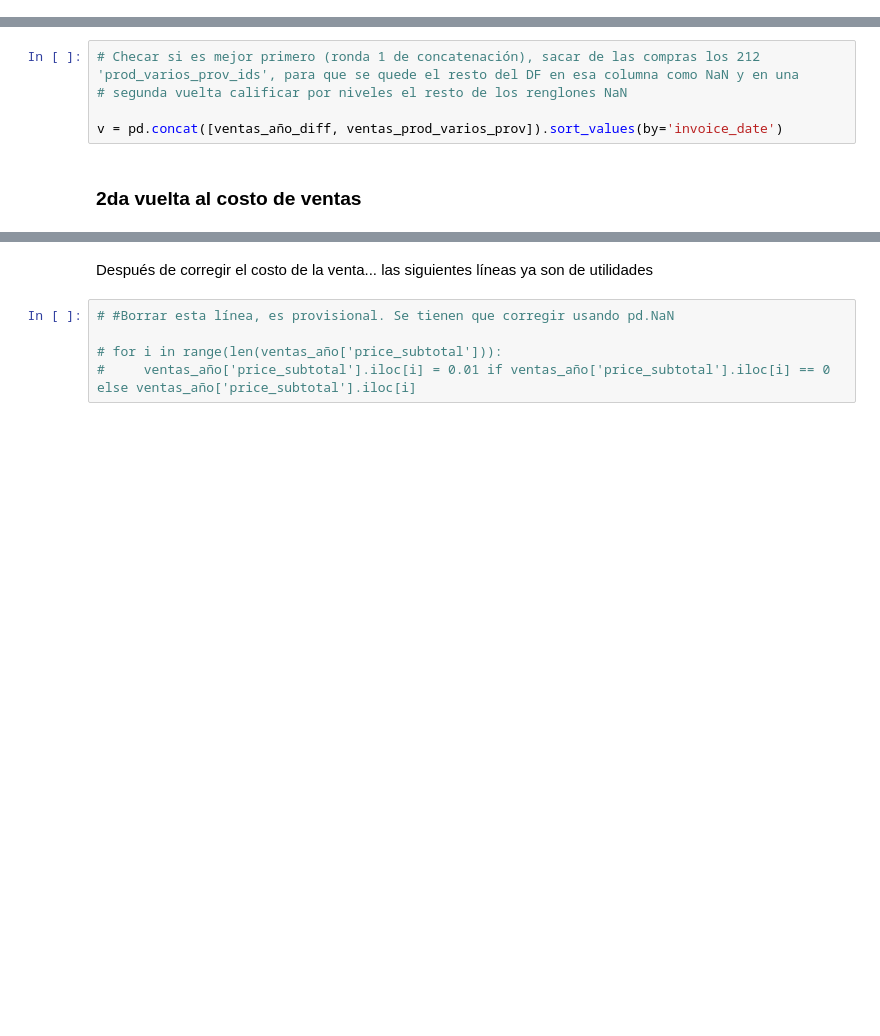
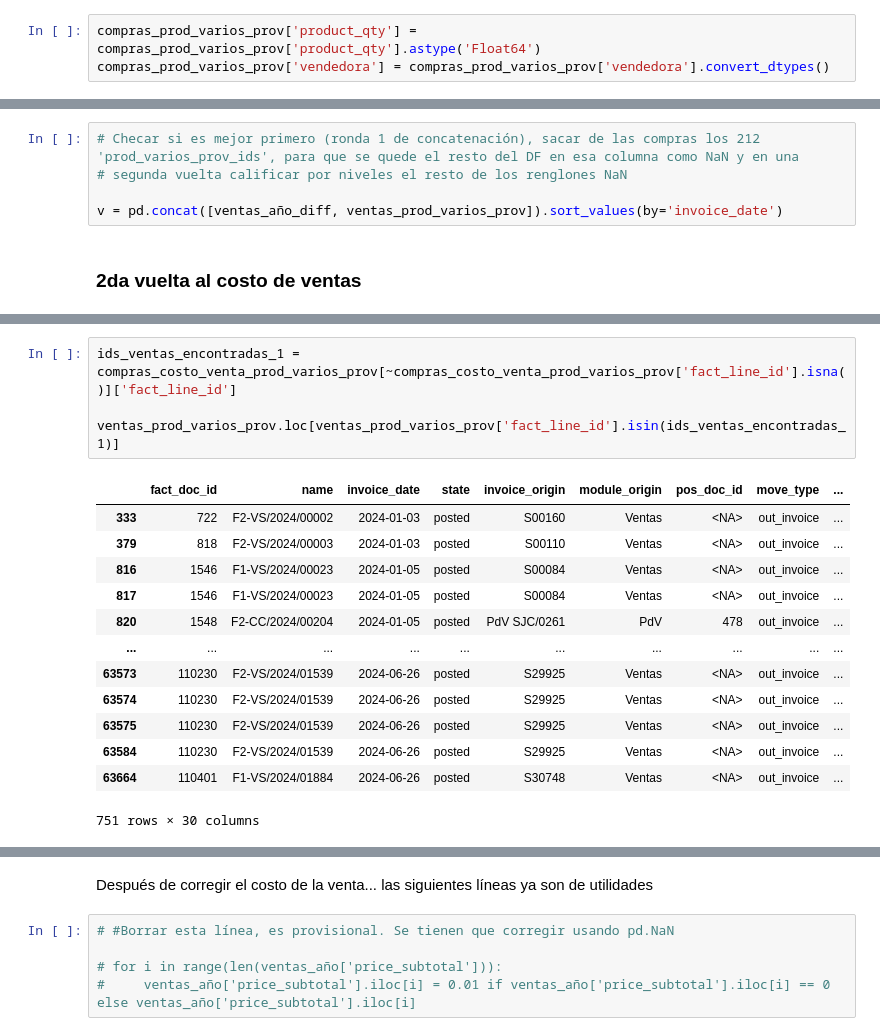
Before and after one commit to ecostichp/odoo_comisiones, a Jupyter notebook: comisiones/algoritmos/algoritmo_costo_de_venta_func.ipynb, the cells around one changed output, grey strips where cells are left out. Drawn from its saved outputs; the diff is of its cells as text; blank space fills up the shorter version.

```diff
--- a/comisiones/algoritmos/algoritmo_costo_de_venta_func.ipynb
+++ b/comisiones/algoritmos/algoritmo_costo_de_venta_func.ipynb
@@ -183,3 +182,6 @@ ventas_prod_varios_prov = ventas_año[ventas_año['product_id'].isin(prod_varios
 compras_prod_varios_prov = compras[compras['product_id_pp'].isin(prod_varios_prov_ids)]
 
 ventas_año_diff = ventas_año[~ventas_año['product_id'].isin(prod_varios_prov_ids)]
+# %%
+compras_prod_varios_prov['product_qty'] = compras_prod_varios_prov['product_qty'].astype('Float64')
+compras_prod_varios_prov['vendedora'] = compras_prod_varios_prov['vendedora'].convert_dtypes()
@@ -212,3 +440,21 @@ compras_costo_venta_prod_varios_prov = (
+# %%
+ids_ventas_encontradas_1 = compras_costo_venta_prod_varios_prov[~compras_costo_venta_prod_varios_prov['fact_line_id'].isna()]['fact_line_id']
+
+ventas_prod_varios_prov.loc[ventas_prod_varios_prov['fact_line_id'].isin(ids_ventas_encontradas_1)]
+# %% [output]
+|  | fact_doc_id | name | invoice_date | state | invoice_origin | module_origin | pos_doc_id | move_type | ... |
+| 333 | 722 | F2-VS/2024/00002 | 2024-01-03 | posted | S00160 | Ventas | <NA> | out_invoice | ... |
+| 379 | 818 | F2-VS/2024/00003 | 2024-01-03 | posted | S00110 | Ventas | <NA> | out_invoice | ... |
+| 816 | 1546 | F1-VS/2024/00023 | 2024-01-05 | posted | S00084 | Ventas | <NA> | out_invoice | ... |
+| 817 | 1546 | F1-VS/2024/00023 | 2024-01-05 | posted | S00084 | Ventas | <NA> | out_invoice | ... |
+| 820 | 1548 | F2-CC/2024/00204 | 2024-01-05 | posted | PdV SJC/0261 | PdV | 478 | out_invoice | ... |
+| ... | ... | ... | ... | ... | ... | ... | ... | ... | ... |
+| 63573 | 110230 | F2-VS/2024/01539 | 2024-06-26 | posted | S29925 | Ventas | <NA> | out_invoice | ... |
+| 63574 | 110230 | F2-VS/2024/01539 | 2024-06-26 | posted | S29925 | Ventas | <NA> | out_invoice | ... |
+| 63575 | 110230 | F2-VS/2024/01539 | 2024-06-26 | posted | S29925 | Ventas | <NA> | out_invoice | ... |
+| 63584 | 110230 | F2-VS/2024/01539 | 2024-06-26 | posted | S29925 | Ventas | <NA> | out_invoice | ... |
+| 63664 | 110401 | F1-VS/2024/01884 | 2024-06-26 | posted | S30748 | Ventas | <NA> | out_invoice | ... |
+751 rows × 30 columns
 # %%
 len(ventas_prod_varios_prov)-764
 # %% [output]
```
Also changed, not shown: parts of 22 cells of this notebook, 3 other files.
